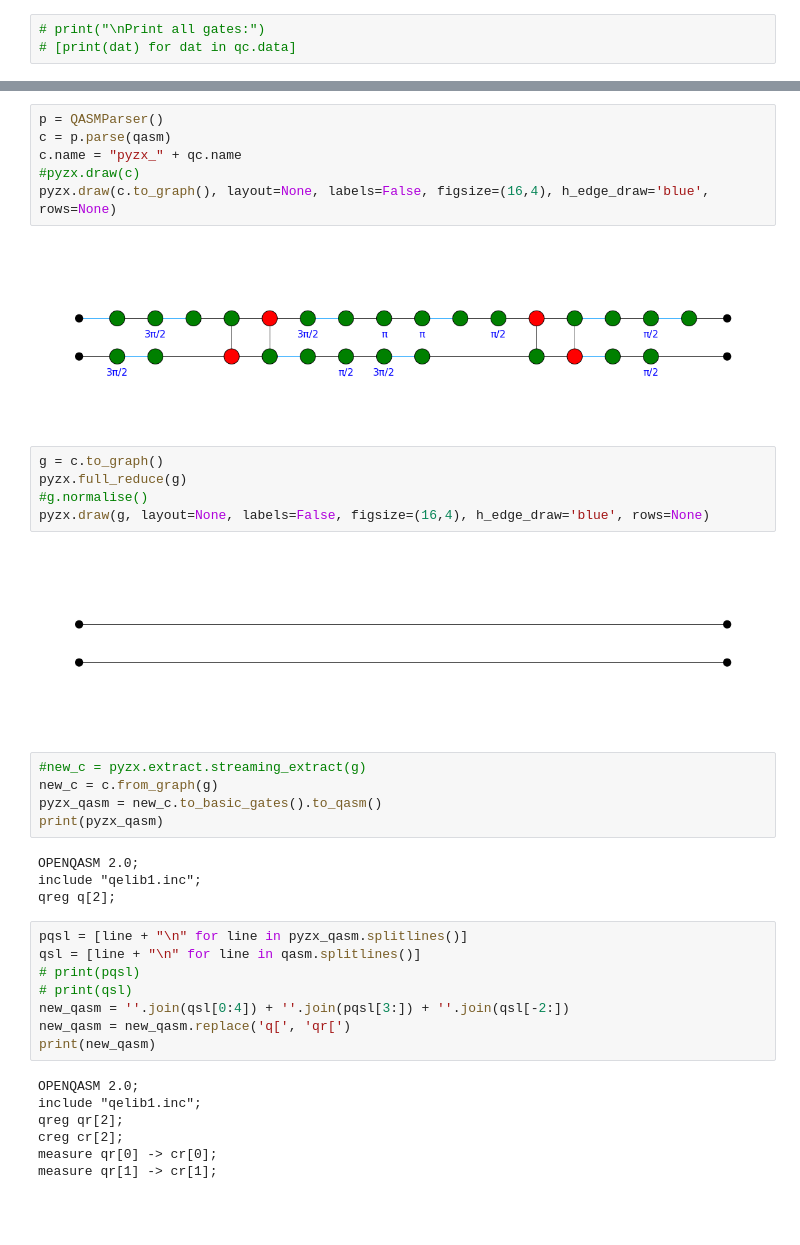
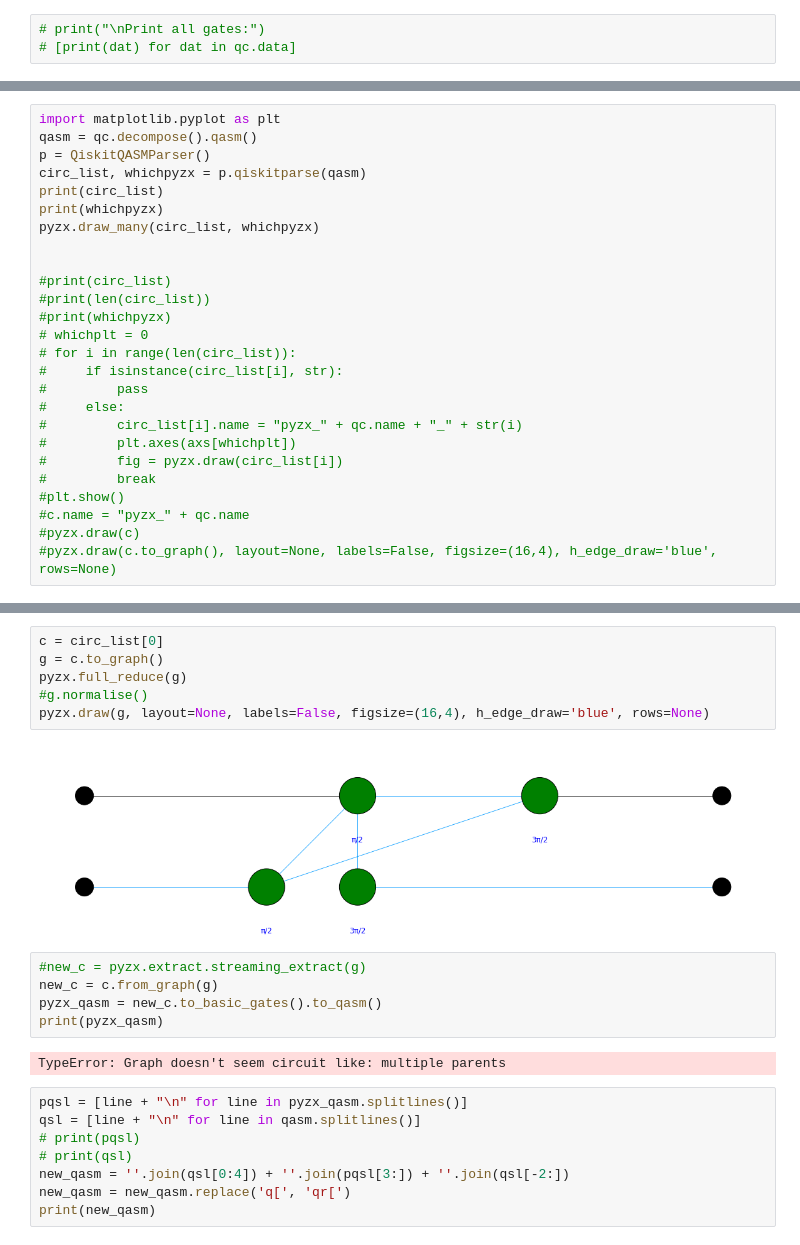
Before and after one commit to dlyongemallo/qiskit, a Jupyter notebook: examples/python/pyzx/randombook.ipynb, the cells around one changed output, grey strips where cells are left out. Saved outputs shown, nothing was run; the diff lists cells and outputs as text; blank space fills up the shorter version.

Commit message:
randombook draw_many

```diff
--- a/examples/python/pyzx/randombook.ipynb
+++ b/examples/python/pyzx/randombook.ipynb
@@ -73,0 +65,26 @@ qr_1: |0>┤ Sdg ├─┤ H ├──────┤ X ├──■───┤
+# %%
+import matplotlib.pyplot as plt
+qasm = qc.decompose().qasm()
+p = QiskitQASMParser()
+circ_list, whichpyzx = p.qiskitparse(qasm)
+print(circ_list)
+print(whichpyzx)
+pyzx.draw_many(circ_list, whichpyzx)
+
+
+#print(circ_list)
+#print(len(circ_list))
+#print(whichpyzx)
+# whichplt = 0
+# for i in range(len(circ_list)):
+#     if isinstance(circ_list[i], str):
+#         pass
+#     else:
+#         circ_list[i].name = "pyzx_" + qc.name + "_" + str(i)
+#         plt.axes(axs[whichplt])
+#         fig = pyzx.draw(circ_list[i])
+#         break
+#plt.show()
+#c.name = "pyzx_" + qc.name
+#pyzx.draw(c)
+#pyzx.draw(c.to_graph(), layout=None, labels=False, figsize=(16,4), h_edge_draw='blue', rows=None)
@@ -74,27 +95,18 @@ qr_1: |0>┤ Sdg ├─┤ H ├──────┤ X ├──■───┤
 # %%
-p = QASMParser()
-c = p.parse(qasm)
-c.name = "pyzx_" + qc.name
-#pyzx.draw(c)
-pyzx.draw(c.to_graph(), layout=None, labels=False, figsize=(16,4), h_edge_draw='blue', rows=None)
+c = circ_list[0]
+g = c.to_graph()
+pyzx.full_reduce(g)
+#g.normalise()
+pyzx.draw(g, layout=None, labels=False, figsize=(16,4), h_edge_draw='blue', rows=None)
 # %% [output]
-[figure, old version]
+[figure, new version]
-# %%
-g = c.to_graph()
-pyzx.full_reduce(g)
-#g.normalise()
-pyzx.draw(g, layout=None, labels=False, figsize=(16,4), h_edge_draw='blue', rows=None)
-# %% [output]
-[figure, removed]
 # %%
 #new_c = pyzx.extract.streaming_extract(g)
 new_c = c.from_graph(g)
 pyzx_qasm = new_c.to_basic_gates().to_qasm()
 print(pyzx_qasm)
 # %% [output]
-OPENQASM 2.0;
-include "qelib1.inc";
-qreg q[2];
+TypeError: Graph doesn't seem circuit like: multiple parents
 # %%
 pqsl = [line + "\n" for line in pyzx_qasm.splitlines()]
 qsl = [line + "\n" for line in qasm.splitlines()]
@@ -103,13 +115,6 @@ qsl = [line + "\n" for line in qasm.splitlines()]
 new_qasm = ''.join(qsl[0:4]) + ''.join(pqsl[3:]) + ''.join(qsl[-2:])
 new_qasm = new_qasm.replace('q[', 'qr[')
 print(new_qasm)
-# %% [output]
-OPENQASM 2.0;
-include "qelib1.inc";
-qreg qr[2];
-creg cr[2];
-measure qr[0] -> cr[0];
-measure qr[1] -> cr[1];
 # %%
 new_qc = qc.from_qasm_str(new_qasm)
 print(new_qc)
```
Also changed, not shown: parts of 5 cells of this notebook.
